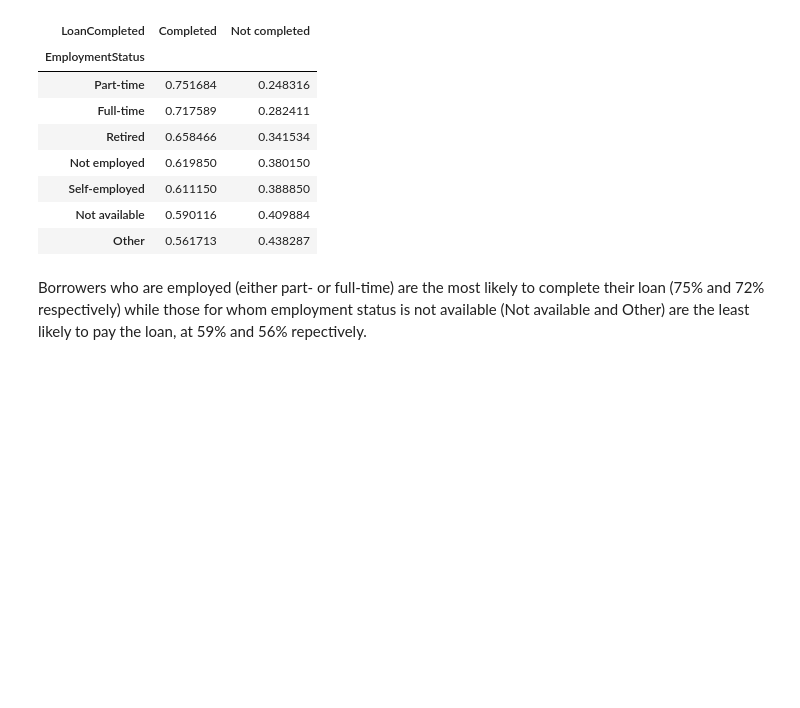
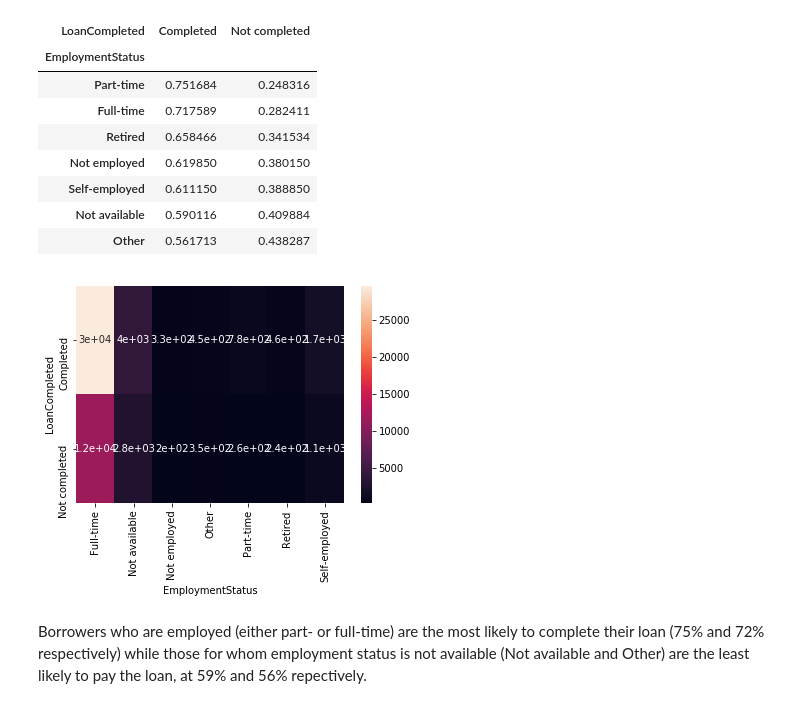
Before and after one commit to Jeffro80/DAND_Communicate_Findings, a Jupyter notebook: exploration-WORKING.ipynb, the cells around one changed output. Drawn from its saved outputs; the diff is of its cells as text; code cells hidden in the pictures; blank space fills up the shorter version.

Commit message:
Add heat map employment

```diff
--- a/exploration-WORKING.ipynb
+++ b/exploration-WORKING.ipynb
@@ -140,6 +140,7 @@ def getLoanCompleted(loan_status):
 
 # Create column to hold status of loan outcome
 loans['LoanCompleted'] = loans['LoanStatus'].apply(getLoanCompleted)
+loans['LoanCompleted'] = loans['LoanCompleted'].astype('category')
 
 # Drop LoanStatus column
 loans.drop('LoanStatus', axis=1, inplace=True)
@@ -813,6 +810,15 @@ employment_props.sort_values('Completed', ascending=False)
 | Self-employed | 0.611150 | 0.388850 |
 | Not available | 0.590116 | 0.409884 |
 | Other | 0.561713 | 0.438287 |
+# %%
+# Create a heat map of emplyment status and Loan Completion
+# NOTE: Try to get proportions instead of counts
+ct_counts = loans.groupby(['EmploymentStatus', 'LoanCompleted']).size()
+ct_counts = ct_counts.reset_index(name='count')
+ct_counts = ct_counts.pivot(index='LoanCompleted', columns='EmploymentStatus', values='count')
+sb.heatmap(ct_counts, annot=True);
+# %% [output]
+[figure, added]
 # %% [markdown]
 Borrowers who are employed (either part- or full-time) are the most likely to complete their loan (75% and 72% respectively) while those for whom employment status is not available (Not available and Other) are the least likely to pay the loan, at 59% and 56% repectively.
 # %%
```
Also changed, not shown: parts of 11 cells of this notebook.
